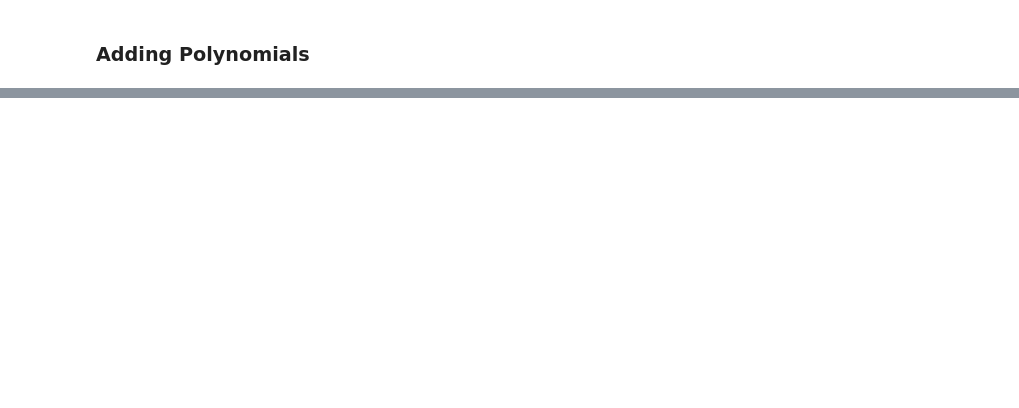
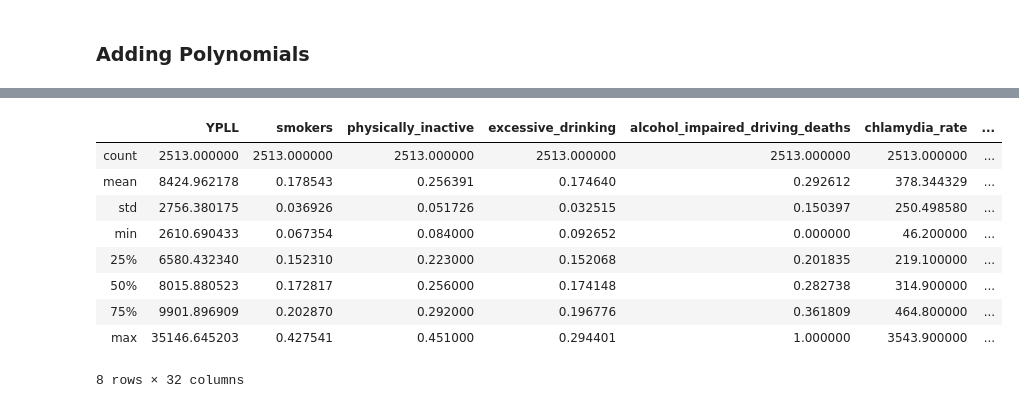
Before and after one commit to MatePocs/US_County_Health, a Jupyter notebook: index.ipynb, the cells around one changed output, grey strips where cells are left out. Cells and saved outputs as stored; diff of their text form; code cells hidden in the pictures; blank space fills up the shorter version.

```diff
--- a/index.ipynb
+++ b/index.ipynb
@@ -626,0 +877,13 @@ In this section, we are adding the polynomial combinations of the variables, and
+# %%
+X_train.describe()
+# %% [output]
+|  | YPLL | smokers | physically_inactive | excessive_drinking | alcohol_impaired_driving_deaths | chlamydia_rate | ... |
+| count | 2513.000000 | 2513.000000 | 2513.000000 | 2513.000000 | 2513.000000 | 2513.000000 | ... |
+| mean | 8424.962178 | 0.178543 | 0.256391 | 0.174640 | 0.292612 | 378.344329 | ... |
+| std | 2756.380175 | 0.036926 | 0.051726 | 0.032515 | 0.150397 | 250.498580 | ... |
+| min | 2610.690433 | 0.067354 | 0.084000 | 0.092652 | 0.000000 | 46.200000 | ... |
+| 25% | 6580.432340 | 0.152310 | 0.223000 | 0.152068 | 0.201835 | 219.100000 | ... |
+| 50% | 8015.880523 | 0.172817 | 0.256000 | 0.174148 | 0.282738 | 314.900000 | ... |
+| 75% | 9901.896909 | 0.202870 | 0.292000 | 0.196776 | 0.361809 | 464.800000 | ... |
+| max | 35146.645203 | 0.427541 | 0.451000 | 0.294401 | 1.000000 | 3543.900000 | ... |
+8 rows × 32 columns
```
Also changed, not shown: parts of 89 cells of this notebook, 1 other file.
